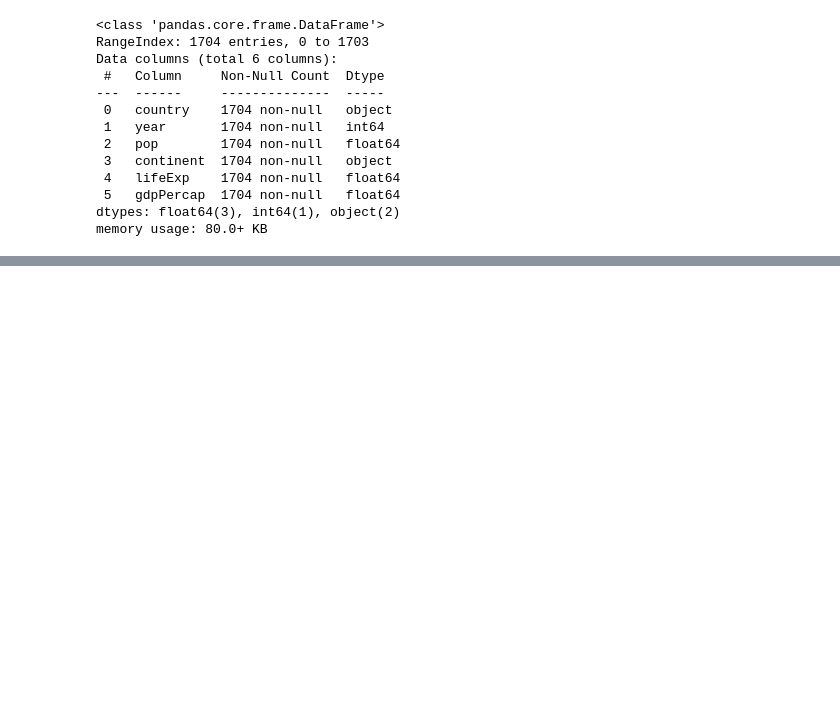
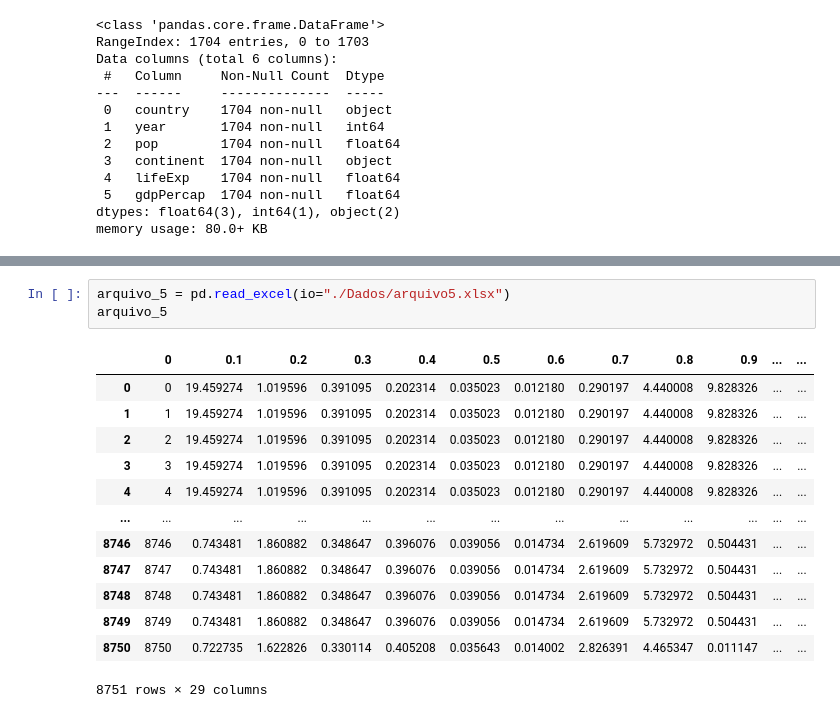
Before and after one commit to FernanMartinez/Curso_Python_Basico, a Jupyter notebook: Aula 12 Pandas/Aula 12. Pandas.ipynb, the cells around one changed output, grey strips where cells are left out. Saved outputs shown, nothing was run; the diff lists cells and outputs as text; blank space fills up the shorter version.

```diff
--- a/Aula 12 Pandas/Aula 12. Pandas.ipynb
+++ b/Aula 12 Pandas/Aula 12. Pandas.ipynb
@@ -1670,0 +1791,17 @@ memory usage: 80.0+ KB
+# %%
+arquivo_5 = pd.read_excel(io="./Dados/arquivo5.xlsx")
+arquivo_5
+# %% [output]
+|  | 0 | 0.1 | 0.2 | 0.3 | 0.4 | 0.5 | 0.6 | 0.7 | 0.8 | 0.9 | ... | ... |
+| 0 | 0 | 19.459274 | 1.019596 | 0.391095 | 0.202314 | 0.035023 | 0.012180 | 0.290197 | 4.440008 | 9.828326 | ... | ... |
+| 1 | 1 | 19.459274 | 1.019596 | 0.391095 | 0.202314 | 0.035023 | 0.012180 | 0.290197 | 4.440008 | 9.828326 | ... | ... |
+| 2 | 2 | 19.459274 | 1.019596 | 0.391095 | 0.202314 | 0.035023 | 0.012180 | 0.290197 | 4.440008 | 9.828326 | ... | ... |
+| 3 | 3 | 19.459274 | 1.019596 | 0.391095 | 0.202314 | 0.035023 | 0.012180 | 0.290197 | 4.440008 | 9.828326 | ... | ... |
+| 4 | 4 | 19.459274 | 1.019596 | 0.391095 | 0.202314 | 0.035023 | 0.012180 | 0.290197 | 4.440008 | 9.828326 | ... | ... |
+| ... | ... | ... | ... | ... | ... | ... | ... | ... | ... | ... | ... | ... |
+| 8746 | 8746 | 0.743481 | 1.860882 | 0.348647 | 0.396076 | 0.039056 | 0.014734 | 2.619609 | 5.732972 | 0.504431 | ... | ... |
+| 8747 | 8747 | 0.743481 | 1.860882 | 0.348647 | 0.396076 | 0.039056 | 0.014734 | 2.619609 | 5.732972 | 0.504431 | ... | ... |
+| 8748 | 8748 | 0.743481 | 1.860882 | 0.348647 | 0.396076 | 0.039056 | 0.014734 | 2.619609 | 5.732972 | 0.504431 | ... | ... |
+| 8749 | 8749 | 0.743481 | 1.860882 | 0.348647 | 0.396076 | 0.039056 | 0.014734 | 2.619609 | 5.732972 | 0.504431 | ... | ... |
+| 8750 | 8750 | 0.722735 | 1.622826 | 0.330114 | 0.405208 | 0.035643 | 0.014002 | 2.826391 | 4.465347 | 0.011147 | ... | ... |
+8751 rows × 29 columns
```
Also changed, not shown: parts of 20 cells of this notebook, 13 other files.
